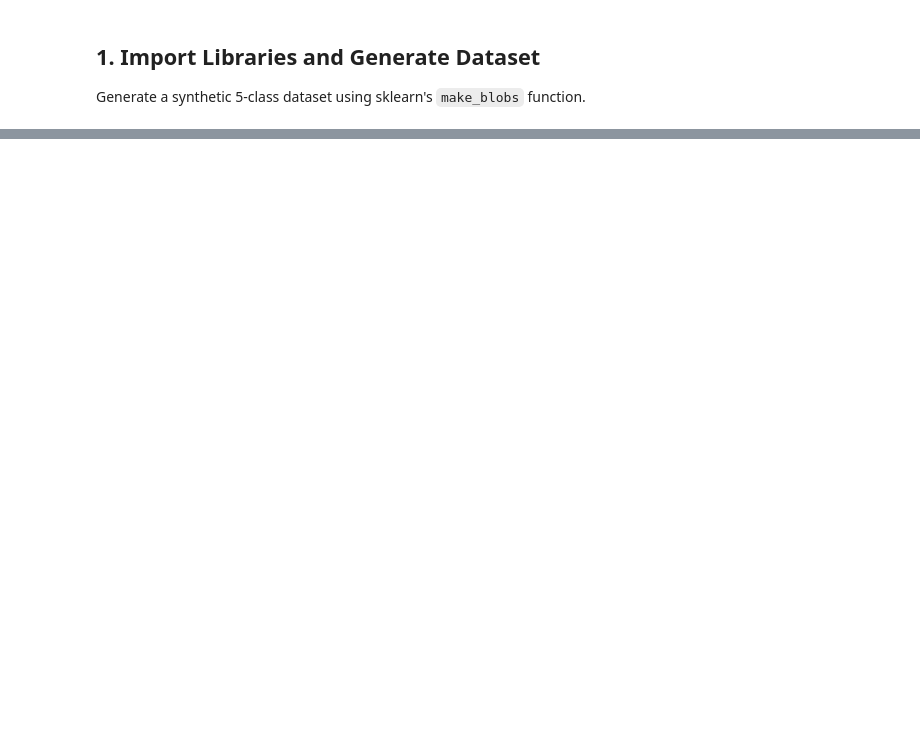
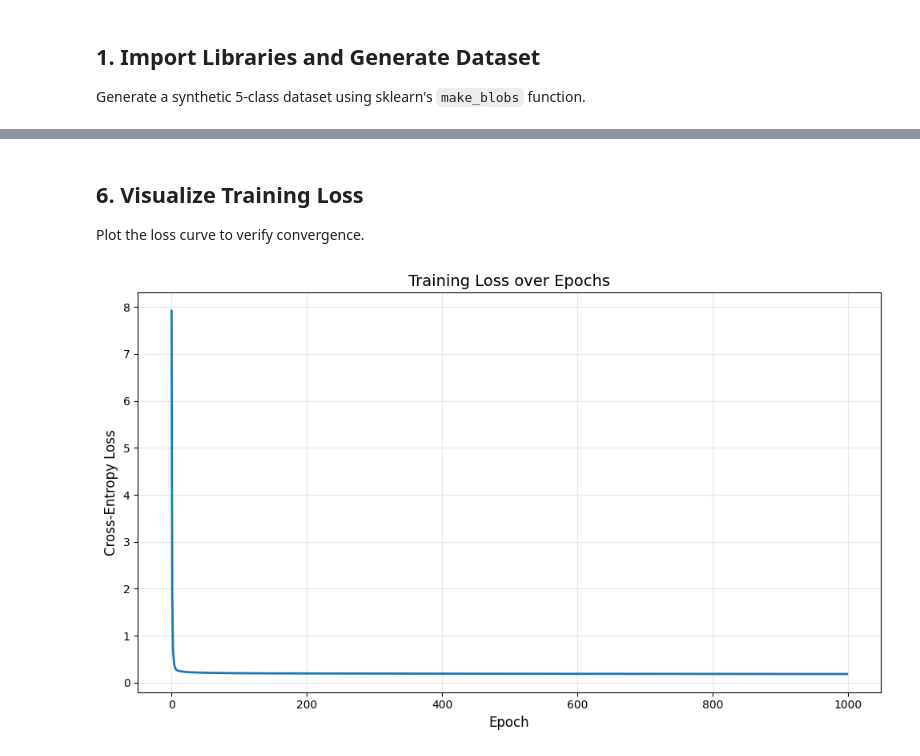
Before and after one commit to fahimalshihab/CVPR, a Jupyter notebook: MID/Neural_Network.ipynb, the cells around one changed output, grey strips where cells are left out. Cells and saved outputs as stored; diff of their text form; code cells hidden in the pictures; blank space fills up the shorter version.

```diff
--- a/MID/Neural_Network.ipynb
+++ b/MID/Neural_Network.ipynb
@@ -39,0 +212,13 @@ print(f"Class distribution: {np.bincount(y)}")
+# %%
+# Initialize network
+nn = NeuralNetwork(
+    input_size=2,
+    hidden1_size=64,
+    hidden2_size=32,
+    hidden3_size=16,
+    output_size=5,
+    learning_rate=0.01
+)
+
+print("Training Neural Network...\n")
+nn.train(X_train, y_train_encoded, epochs=1000, verbose=True)
@@ -39,0 +238,17 @@ print(f"Class distribution: {np.bincount(y)}")
+# %% [markdown]
+## 6. Visualize Training Loss
+
+Plot the loss curve to verify convergence.
+# %%
+plt.figure(figsize=(10, 6))
+plt.plot(nn.losses, linewidth=2)
+plt.xlabel('Epoch', fontsize=12)
+plt.ylabel('Cross-Entropy Loss', fontsize=12)
+plt.title('Training Loss over Epochs', fontsize=14)
+plt.grid(True, alpha=0.3)
+plt.tight_layout()
+plt.show()
+
+print(f"Final Training Loss: {nn.losses[-1]:.4f}")
+# %% [output]
+[figure, added]
```
Also changed, not shown: parts of 20 cells of this notebook.
